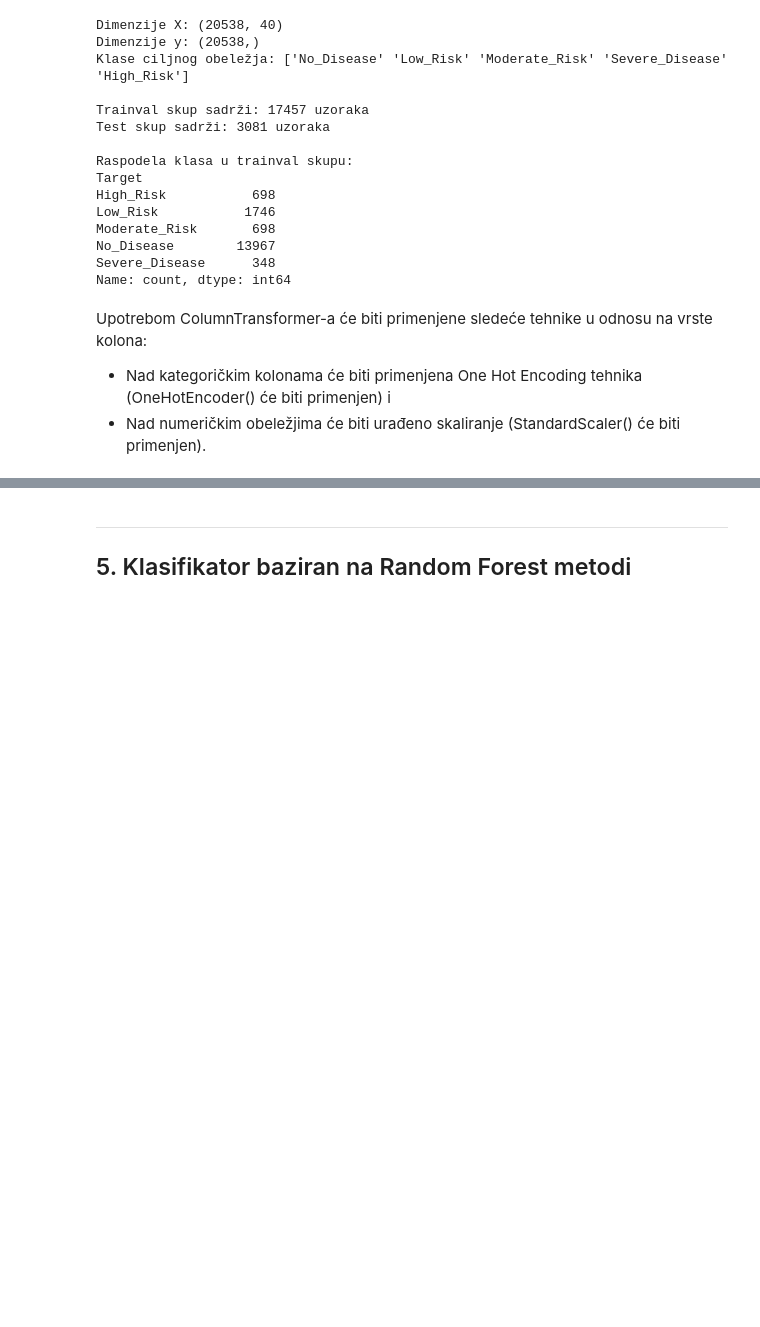
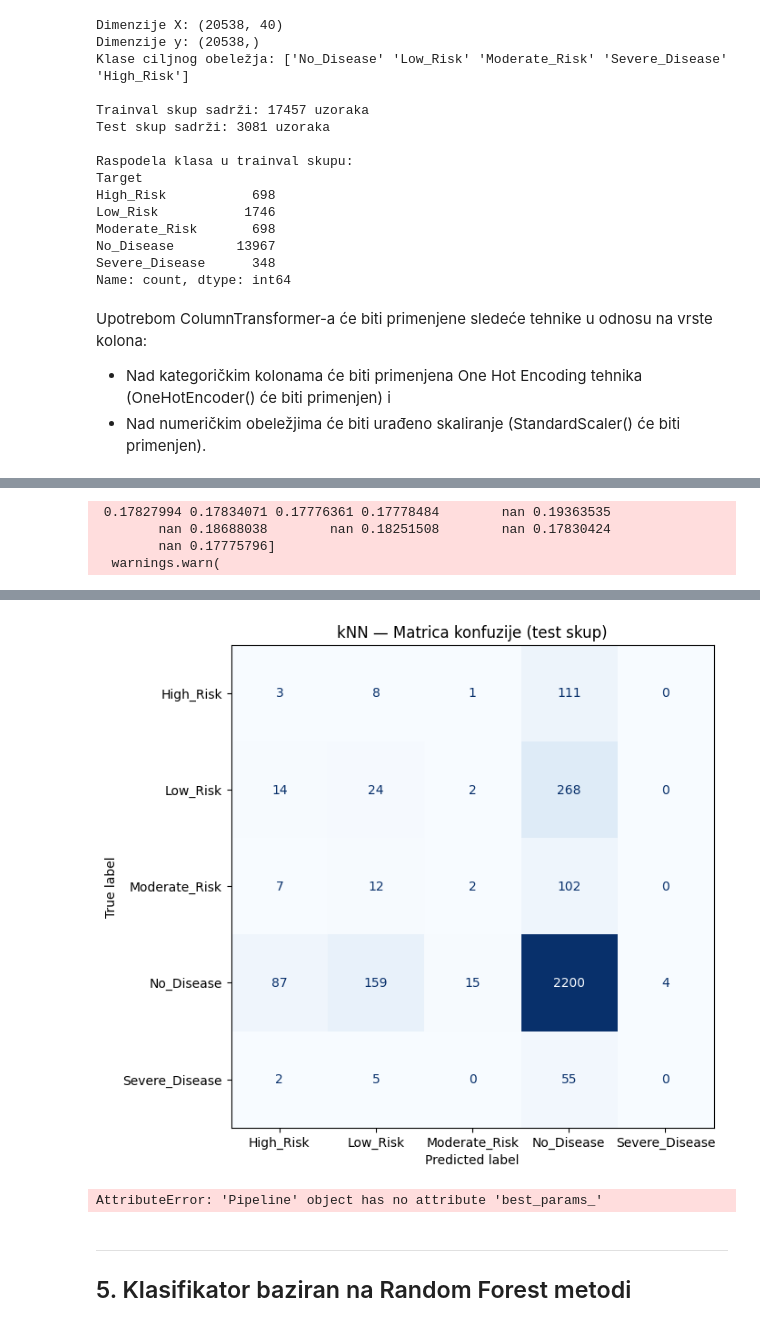
Before and after one commit to MarijaT7/Prediction-of-Chronic-Kidney-Disease, a Jupyter notebook: kidney_disease_classification.ipynb, the cells around one changed output, grey strips where cells are left out. Cells and saved outputs as stored; diff of their text form; code cells hidden in the pictures; blank space fills up the shorter version.

```diff
--- a/kidney_disease_classification.ipynb
+++ b/kidney_disease_classification.ipynb
@@ -293,0 +281,74 @@ grid_search = GridSearchCV(
+# %%
+## knn klasifikator
+## tok je sledeci : inicijalizacija (KNeighborsClassifier), obuka (fit) i primena obucenog modela (predict)
+
+# -korak1- pipeline
+knn_pipeline = Pipeline([
+    ("preprocess", preprocess),
+    ("knn", KNeighborsClassifier())
+])
+
+# -korak2- rečnik hiperparametara sadrži sve kombinaicje hiperparametara koje želim da isprobam
+param_grid = {
+    "knn__n_neighbors": [3, 5, 7, 11, 15],
+    "knn__metric":      ["euclidean", "manhattan"],
+    "knn__weights":     ["uniform", "distance"]
+}
+
+# -korak3- GridSearchCV sa F1 macro
+scorer = make_scorer(f1_score, average="macro")
+grid_search = GridSearchCV(
+    estimator  = knn_pipeline,
+    param_grid = param_grid,
+    cv         = skf,                  #definisano u prethodnoj celiji
+    scoring    = scorer,               #bira sta je najbolja komb
+    n_jobs     = -1,                   #koristi sva procesorska jezgra
+    verbose    = 1                     #ispisuje po 1 info tokom izvrsavanja
+)
+
+# -korak4- obuka
+grid_search.fit(X_trainval, y_trainval)
+print("Najbolji hiperparametri:", grid_search.best_params_)
+print(f"Najbolji F1 (macro, CV): {grid_search.best_score_:.4f}")
+
+# -korak5- finalni model sa njaboljim parametrima
+knn_best = grid_search.best_estimator_
+
+# -korak6- refit nad celim trainval skupom bi trebalo da se uradi automatski
+
+# -korak7- primena obucenog modela
+knn_y_pred = knn_best.predict(X_test)
+
+# -korak8- evaluacija
+print("\n")
+print("=" * 55)
+print("          kNN — Rezultati na test skupu")
+print("=" * 55)
+print("\n")
+
+print(f"\nAccuracy:  {accuracy_score(y_test, knn_y_pred):.4f}")
+print(f"F1 macro:  {f1_score(y_test, knn_y_pred, average='macro'):.4f}")
+
+print("\nClassification report:")
+print(classification_report(y_test, knn_y_pred))
+
+# Matrica konfuzije
+fig, ax = plt.subplots(figsize=(7, 9))
+ConfusionMatrixDisplay.from_predictions(
+    y_test, knn_y_pred,
+    ax=ax,
+    colorbar=False,
+    cmap="Blues"
+)
+ax.set_title("kNN — Matrica konfuzije (test skup)")
+plt.tight_layout()
+plt.show()
+
+# Cuvanje rezultata za kasniju komparativnu analizu
+results = {}
+results['kNN'] = {
+    'f1_macro':  f1_score(y_test, knn_y_pred, average='macro'),
+    'accuracy':  accuracy_score(y_test, knn_y_pred),
+    'params':    grid_search.best_params_
+}
+# %% [output]
@@ -293,0 +356,4 @@ grid_search = GridSearchCV(
+ 0.17827994 0.17834071 0.17776361 0.17778484        nan 0.19363535
+        nan 0.18688038        nan 0.18251508        nan 0.17830424
+        nan 0.17775796]
+  warnings.warn(
@@ -294,3 +377,5 @@ grid_search = GridSearchCV(
+[figure, added]
+AttributeError: 'Pipeline' object has no attribute 'best_params_'
 # %% [markdown]
 ---
 ## 5. Klasifikator baziran na Random Forest metodi
```
Also changed, not shown: parts of 5 cells of this notebook, 1 other file.
